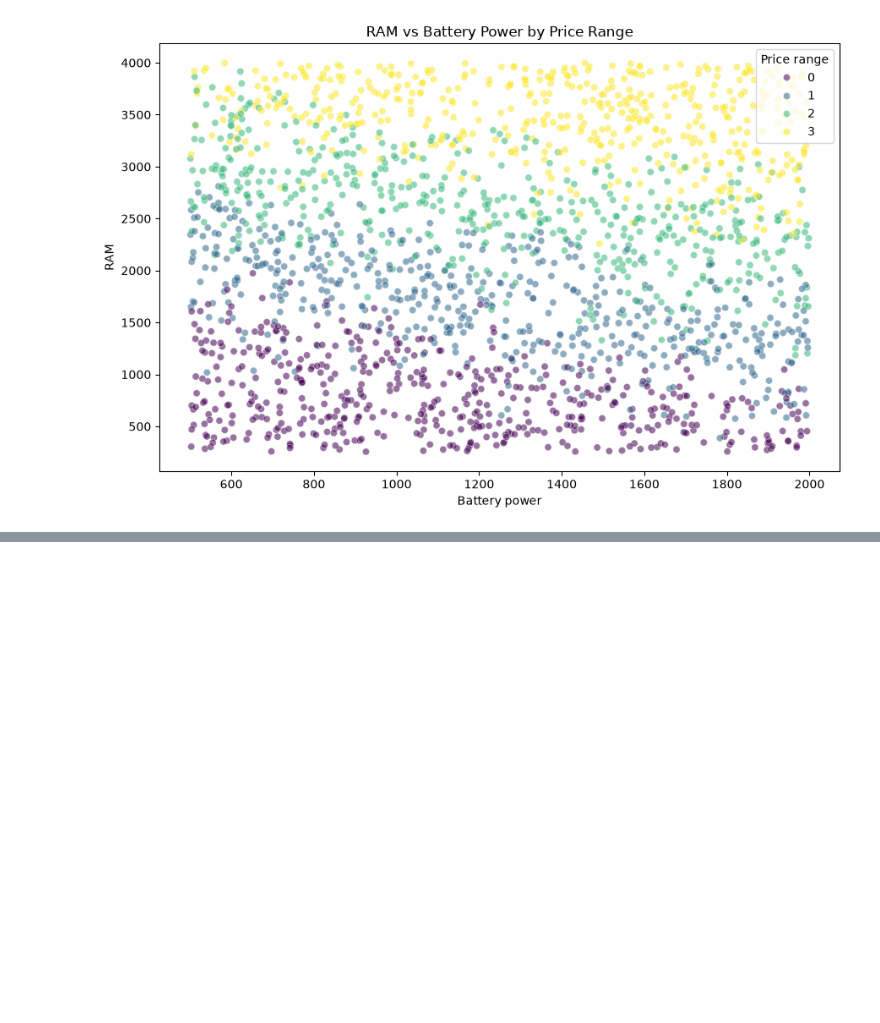
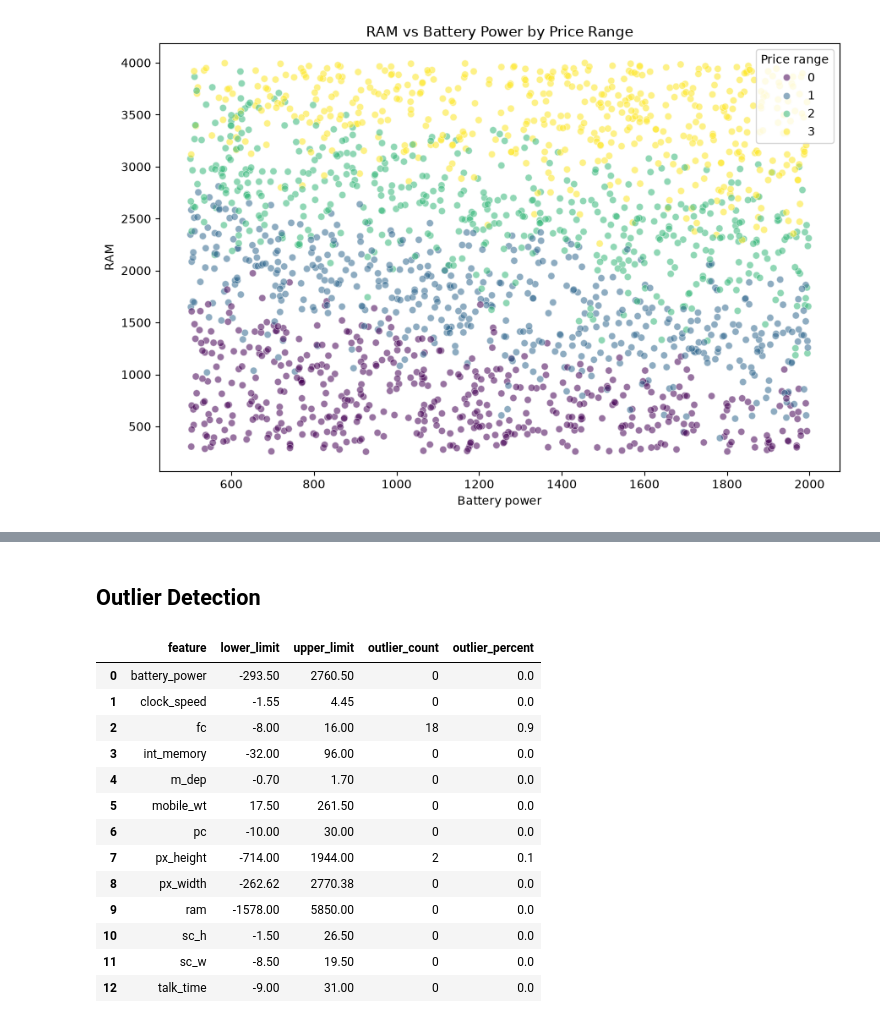
Before and after one commit to AmitParmar20/Cell-Phone-Price-Prediction-Model, a Jupyter notebook: CellPhone_Price_Prediction_model.ipynb, the cells around one changed output, grey strips where cells are left out. Saved outputs shown, nothing was run; the diff lists cells and outputs as text; code cells hidden in the pictures; blank space fills up the shorter version.

```diff
--- a/CellPhone_Price_Prediction_model.ipynb
+++ b/CellPhone_Price_Prediction_model.ipynb
@@ -447,0 +498,48 @@ plt.show()
+# %% [markdown]
+## Outlier Detection
+# %%
+# Continuous phone specifications to check
+outlier_features = [
+    'battery_power', 'clock_speed', 'fc', 'int_memory', 'm_dep',
+    'mobile_wt', 'pc', 'px_height', 'px_width', 'ram',
+    'sc_h', 'sc_w', 'talk_time'
+]
+
+outlier_results = []
+
+for feature in outlier_features:
+    q1 = df[feature].quantile(0.25)
+    q3 = df[feature].quantile(0.75)
+    iqr = q3 - q1
+
+    lower_limit = q1 - 1.5 * iqr
+    upper_limit = q3 + 1.5 * iqr
+
+    outlier_mask = (df[feature] < lower_limit) | (df[feature] > upper_limit)
+
+    outlier_results.append({
+        'feature': feature,
+        'lower_limit': round(lower_limit, 2),
+        'upper_limit': round(upper_limit, 2),
+        'outlier_count': int(outlier_mask.sum()),
+        'outlier_percent': round(outlier_mask.mean() * 100, 2)
+    })
+
+# Display the number and percentage of potential outliers
+outlier_summary = pd.DataFrame(outlier_results)
+display(outlier_summary)
+# %% [output]
+|  | feature | lower_limit | upper_limit | outlier_count | outlier_percent |
+| 0 | battery_power | -293.50 | 2760.50 | 0 | 0.0 |
+| 1 | clock_speed | -1.55 | 4.45 | 0 | 0.0 |
+| 2 | fc | -8.00 | 16.00 | 18 | 0.9 |
+| 3 | int_memory | -32.00 | 96.00 | 0 | 0.0 |
+| 4 | m_dep | -0.70 | 1.70 | 0 | 0.0 |
+| 5 | mobile_wt | 17.50 | 261.50 | 0 | 0.0 |
+| 6 | pc | -10.00 | 30.00 | 0 | 0.0 |
+| 7 | px_height | -714.00 | 1944.00 | 2 | 0.1 |
+| 8 | px_width | -262.62 | 2770.38 | 0 | 0.0 |
+| 9 | ram | -1578.00 | 5850.00 | 0 | 0.0 |
+| 10 | sc_h | -1.50 | 26.50 | 0 | 0.0 |
+| 11 | sc_w | -8.50 | 19.50 | 0 | 0.0 |
+| 12 | talk_time | -9.00 | 31.00 | 0 | 0.0 |
```
Also changed, not shown: parts of 12 cells of this notebook.
